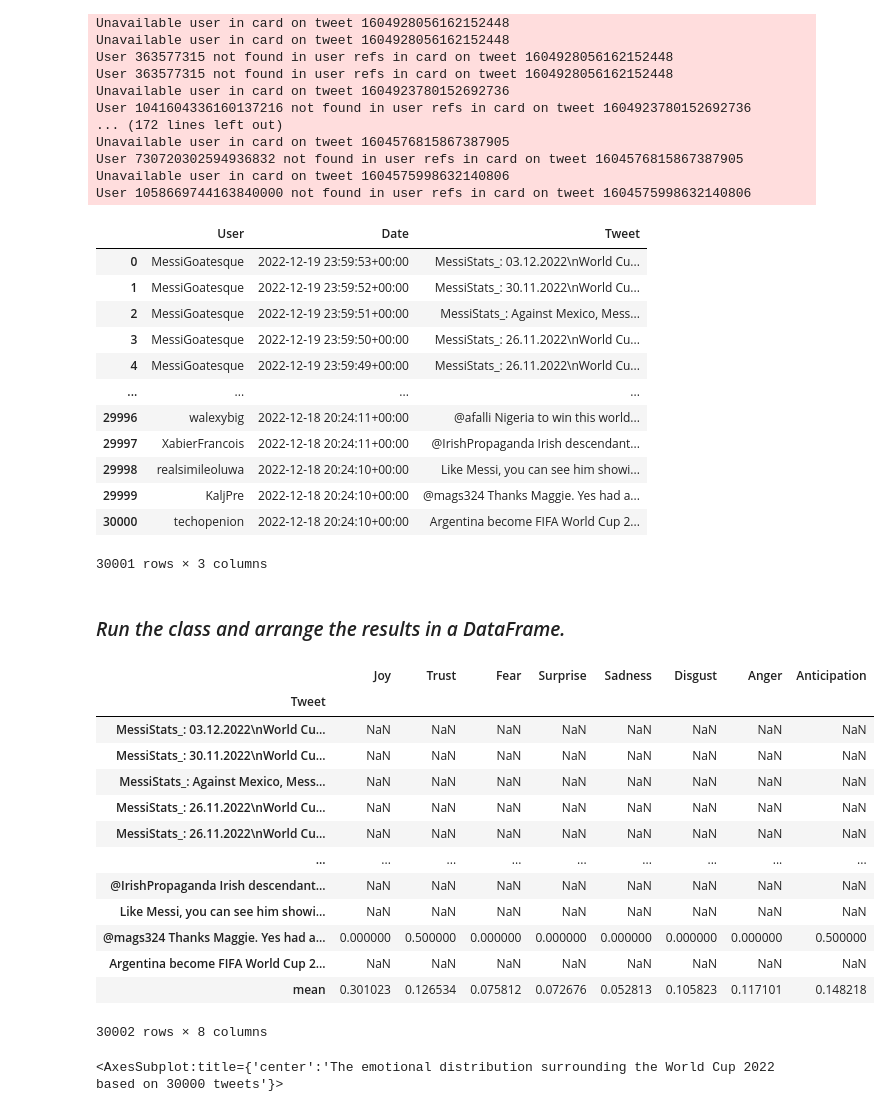
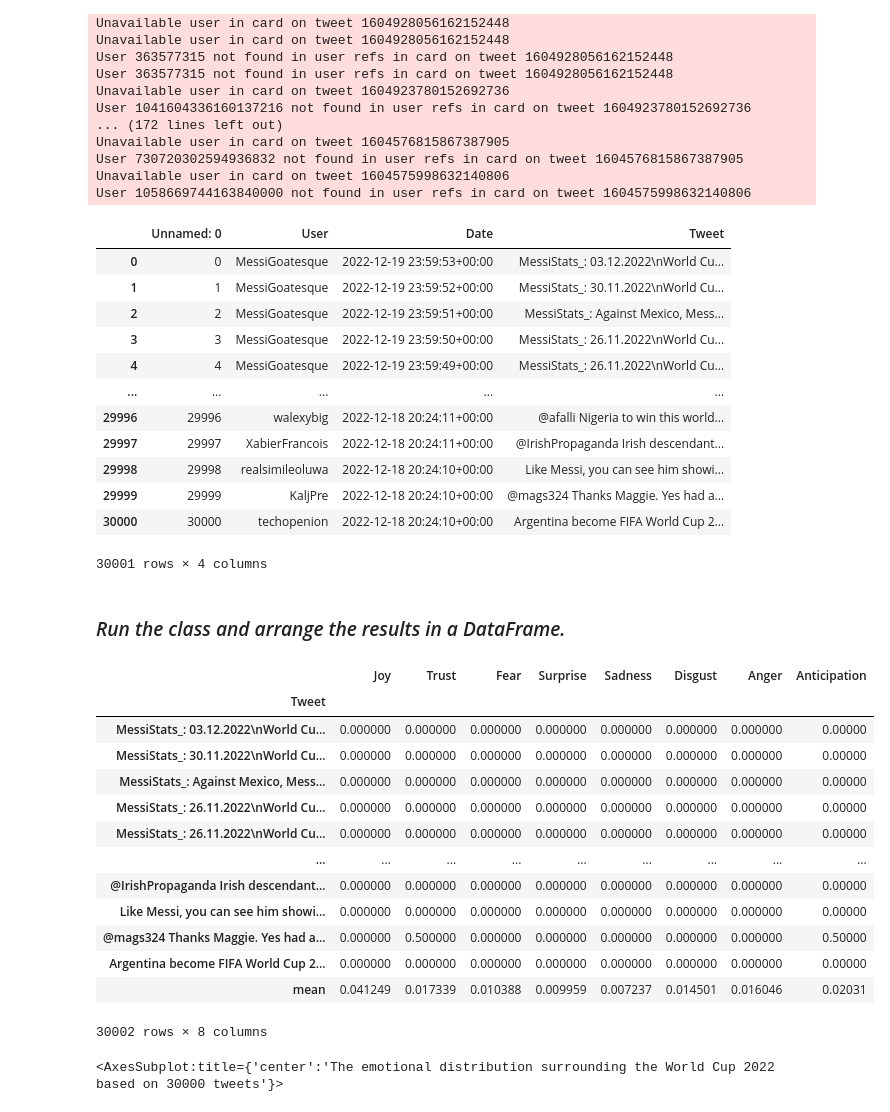
Before and after one commit to sadaki19/Sentiment_Analysis_Using_Plutchik_Wheel, a Jupyter notebook: Code.ipynb, the cells around one changed output. Saved outputs shown, nothing was run; the diff lists cells and outputs as text; code cells hidden in the pictures.

```diff
--- a/Code.ipynb
+++ b/Code.ipynb
@@ -199,6 +199,20 @@ class Feeling:
             self.disgust += Feeling.disgust_dic.get(word, 0)
             self.anger += Feeling.anger_dic.get(word, 0)
             self.anticipation += Feeling.anticipation_dic.get(word, 0)
+            self.tot = self.joy+self.trust+self.fear+self.surprise+self.sadness+self.disgust+self.anger+self.anticipation
+
+        # Normalize the outcomes
+        try:
+            self.joy /= self.tot
+            self.trust /= self.tot
+            self.fear /= self.tot
+            self.surprise /= self.tot
+            self.sadness /= self.tot
+            self.disgust /= self.tot
+            self.anger /= self.tot
+            self.anticipation /= self.tot
+        except:
+            pass
 # %% [markdown]
 ## *The importing of tweets to be analyzed*
 
@@ -240,55 +254,53 @@ User 730720302594936832 not found in user refs in card on tweet 1604576815867387
 Unavailable user in card on tweet 1604575998632140806
 User 1058669744163840000 not found in user refs in card on tweet 1604575998632140806
 # %%
+tweets_df = pd.read_csv('world_cup.csv')
 tweets_df
 # %% [output]
-|  | User | Date | Tweet |
-| 0 | MessiGoatesque | 2022-12-19 23:59:53+00:00 | MessiStats_: 03.12.2022\nWorld Cu... |
-| 1 | MessiGoatesque | 2022-12-19 23:59:52+00:00 | MessiStats_: 30.11.2022\nWorld Cu... |
-| 2 | MessiGoatesque | 2022-12-19 23:59:51+00:00 | MessiStats_: Against Mexico, Mess... |
-| 3 | MessiGoatesque | 2022-12-19 23:59:50+00:00 | MessiStats_: 26.11.2022\nWorld Cu... |
-| 4 | MessiGoatesque | 2022-12-19 23:59:49+00:00 | MessiStats_: 26.11.2022\nWorld Cu... |
-| ... | ... | ... | ... |
-| 29996 | walexybig | 2022-12-18 20:24:11+00:00 | @afalli Nigeria to win this world... |
-| 29997 | XabierFrancois | 2022-12-18 20:24:11+00:00 | @IrishPropaganda Irish descendant... |
-| 29998 | realsimileoluwa | 2022-12-18 20:24:10+00:00 | Like Messi, you can see him showi... |
-| 29999 | KaljPre | 2022-12-18 20:24:10+00:00 | @mags324 Thanks Maggie. Yes had a... |
-| 30000 | techopenion | 2022-12-18 20:24:10+00:00 | Argentina become FIFA World Cup 2... |
+|  | Unnamed: 0 | User | Date | Tweet |
+| 0 | 0 | MessiGoatesque | 2022-12-19 23:59:53+00:00 | MessiStats_: 03.12.2022\nWorld Cu... |
+| 1 | 1 | MessiGoatesque | 2022-12-19 23:59:52+00:00 | MessiStats_: 30.11.2022\nWorld Cu... |
+| 2 | 2 | MessiGoatesque | 2022-12-19 23:59:51+00:00 | MessiStats_: Against Mexico, Mess... |
+| 3 | 3 | MessiGoatesque | 2022-12-19 23:59:50+00:00 | MessiStats_: 26.11.2022\nWorld Cu... |
+| 4 | 4 | MessiGoatesque | 2022-12-19 23:59:49+00:00 | MessiStats_: 26.11.2022\nWorld Cu... |
+| ... | ... | ... | ... | ... |
+| 29996 | 29996 | walexybig | 2022-12-18 20:24:11+00:00 | @afalli Nigeria to win this world... |
+| 29997 | 29997 | XabierFrancois | 2022-12-18 20:24:11+00:00 | @IrishPropaganda Irish descendant... |
+| 29998 | 29998 | realsimileoluwa | 2022-12-18 20:24:10+00:00 | Like Messi, you can see him showi... |
+| 29999 | 29999 | KaljPre | 2022-12-18 20:24:10+00:00 | @mags324 Thanks Maggie. Yes had a... |
+| 30000 | 30000 | techopenion | 2022-12-18 20:24:10+00:00 | Argentina become FIFA World Cup 2... |
-30001 rows × 3 columns
+30001 rows × 4 columns
 # %% [markdown]
 ### *Run the class and arrange the results in a DataFrame.*
 # %%
 # Create empty DataFrame with column names
 df = pd.DataFrame(columns = ['Tweet', 'Joy', 'Trust', 'Fear', 'Surprise',
                              'Sadness', 'Disgust', 'Anger', 'Anticipation'])
 
 # Fill the DataFrame with the result of each tweet row by row
 for twt in tweets_df['Tweet']:
     tweet = Feeling(twt)
     df.loc[len(df)] = [twt, tweet.joy, tweet.trust, tweet.fear, tweet.surprise,
                        tweet.sadness, tweet.disgust, tweet.anger, tweet.anticipation]
 
-# Normalize the outcomes
+# Add a row containing the mean of each emotion for all Tweets
 df = df.set_index('Tweet')
-df = df.div(df.sum(axis=1), axis=0)
-
-# Add a row containing the mean of each emotion for all Tweets
 df.loc['mean'] = df.mean()
 df
 # %% [output]
 |  | Joy | Trust | Fear | Surprise | Sadness | Disgust | Anger | Anticipation |
 | Tweet |  |  |  |  |  |  |  |  |
-| MessiStats_: 03.12.2022\nWorld Cu... | NaN | NaN | NaN | NaN | NaN | NaN | NaN | NaN |
-| MessiStats_: 30.11.2022\nWorld Cu... | NaN | NaN | NaN | NaN | NaN | NaN | NaN | NaN |
-| MessiStats_: Against Mexico, Mess... | NaN | NaN | NaN | NaN | NaN | NaN | NaN | NaN |
-| MessiStats_: 26.11.2022\nWorld Cu... | NaN | NaN | NaN | NaN | NaN | NaN | NaN | NaN |
-| MessiStats_: 26.11.2022\nWorld Cu... | NaN | NaN | NaN | NaN | NaN | NaN | NaN | NaN |
+| MessiStats_: 03.12.2022\nWorld Cu... | 0.000000 | 0.000000 | 0.000000 | 0.000000 | 0.000000 | 0.000000 | 0.000000 | 0.00000 |
+| MessiStats_: 30.11.2022\nWorld Cu... | 0.000000 | 0.000000 | 0.000000 | 0.000000 | 0.000000 | 0.000000 | 0.000000 | 0.00000 |
+| MessiStats_: Against Mexico, Mess... | 0.000000 | 0.000000 | 0.000000 | 0.000000 | 0.000000 | 0.000000 | 0.000000 | 0.00000 |
+| MessiStats_: 26.11.2022\nWorld Cu... | 0.000000 | 0.000000 | 0.000000 | 0.000000 | 0.000000 | 0.000000 | 0.000000 | 0.00000 |
+| MessiStats_: 26.11.2022\nWorld Cu... | 0.000000 | 0.000000 | 0.000000 | 0.000000 | 0.000000 | 0.000000 | 0.000000 | 0.00000 |
 | ... | ... | ... | ... | ... | ... | ... | ... | ... |
-| @IrishPropaganda Irish descendant... | NaN | NaN | NaN | NaN | NaN | NaN | NaN | NaN |
-| Like Messi, you can see him showi... | NaN | NaN | NaN | NaN | NaN | NaN | NaN | NaN |
-| @mags324 Thanks Maggie. Yes had a... | 0.000000 | 0.500000 | 0.000000 | 0.000000 | 0.000000 | 0.000000 | 0.000000 | 0.500000 |
-| Argentina become FIFA World Cup 2... | NaN | NaN | NaN | NaN | NaN | NaN | NaN | NaN |
-| mean | 0.301023 | 0.126534 | 0.075812 | 0.072676 | 0.052813 | 0.105823 | 0.117101 | 0.148218 |
+| @IrishPropaganda Irish descendant... | 0.000000 | 0.000000 | 0.000000 | 0.000000 | 0.000000 | 0.000000 | 0.000000 | 0.00000 |
+| Like Messi, you can see him showi... | 0.000000 | 0.000000 | 0.000000 | 0.000000 | 0.000000 | 0.000000 | 0.000000 | 0.00000 |
+| @mags324 Thanks Maggie. Yes had a... | 0.000000 | 0.500000 | 0.000000 | 0.000000 | 0.000000 | 0.000000 | 0.000000 | 0.50000 |
+| Argentina become FIFA World Cup 2... | 0.000000 | 0.000000 | 0.000000 | 0.000000 | 0.000000 | 0.000000 | 0.000000 | 0.00000 |
+| mean | 0.041249 | 0.017339 | 0.010388 | 0.009959 | 0.007237 | 0.014501 | 0.016046 | 0.02031 |
 30002 rows × 8 columns
 # %%
 # Visualize the results in a pie chart
```
Also changed, not shown: parts of 2 cells of this notebook.
